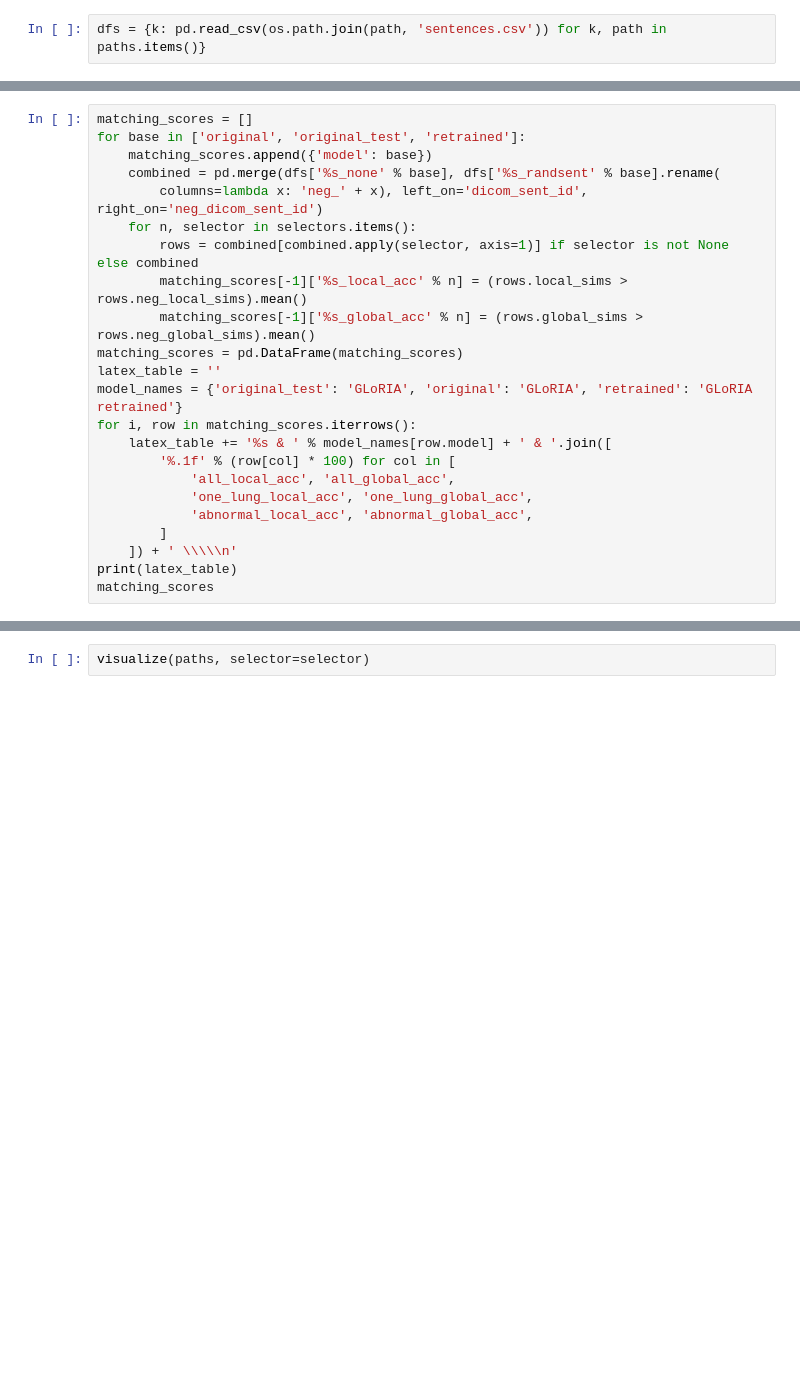
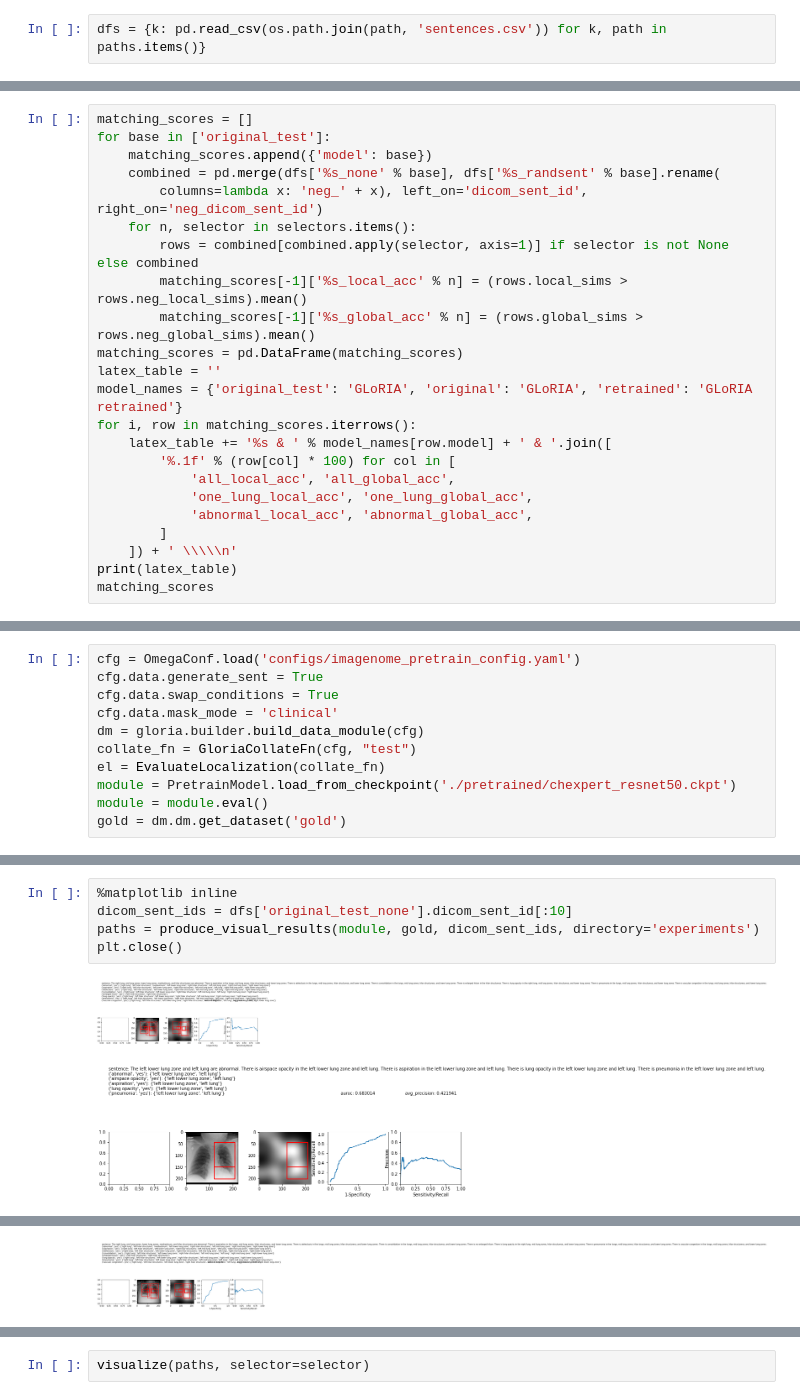
Before and after one commit to strongbeamsprout/gloria-nlp-project, a Jupyter notebook: compare_model_outs.ipynb, the cells around one changed output, grey strips where cells are left out. Saved outputs shown, nothing was run; the diff lists cells and outputs as text; blank space fills up the shorter version.

```diff
--- a/compare_model_outs.ipynb
+++ b/compare_model_outs.ipynb
@@ -217,6 +158,6 @@ GLoRIA retrained & Random Bboxes & 54.81 & 36.75 & nan/nan/nan \\
 # %%
 matching_scores = []
-for base in ['original', 'original_test', 'retrained']:
+for base in ['original_test']:
     matching_scores.append({'model': base})
     combined = pd.merge(dfs['%s_none' % base], dfs['%s_randsent' % base].rename(
         columns=lambda x: 'neg_' + x), left_on='dicom_sent_id', right_on='neg_dicom_sent_id')
@@ -312,0 +317,11 @@ def visualize(model_paths, selector=None):
+# %%
+cfg = OmegaConf.load('configs/imagenome_pretrain_config.yaml')
+cfg.data.generate_sent = True
+cfg.data.swap_conditions = True
+cfg.data.mask_mode = 'clinical'
+dm = gloria.builder.build_data_module(cfg)
+collate_fn = GloriaCollateFn(cfg, "test")
+el = EvaluateLocalization(collate_fn)
+module = PretrainModel.load_from_checkpoint('./pretrained/chexpert_resnet50.ckpt')
+module = module.eval()
+gold = dm.dm.get_dataset('gold')
@@ -312,0 +334,8 @@ def visualize(model_paths, selector=None):
+# %%
+%matplotlib inline
+dicom_sent_ids = dfs['original_test_none'].dicom_sent_id[:10]
+paths = produce_visual_results(module, gold, dicom_sent_ids, directory='experiments')
+plt.close()
+# %% [output]
+[figure, added]
+[figure, added]
@@ -312,0 +350 @@ def visualize(model_paths, selector=None):
+[figure, added]
```
Also changed, not shown: parts of 32 cells of this notebook, 19 other files.
